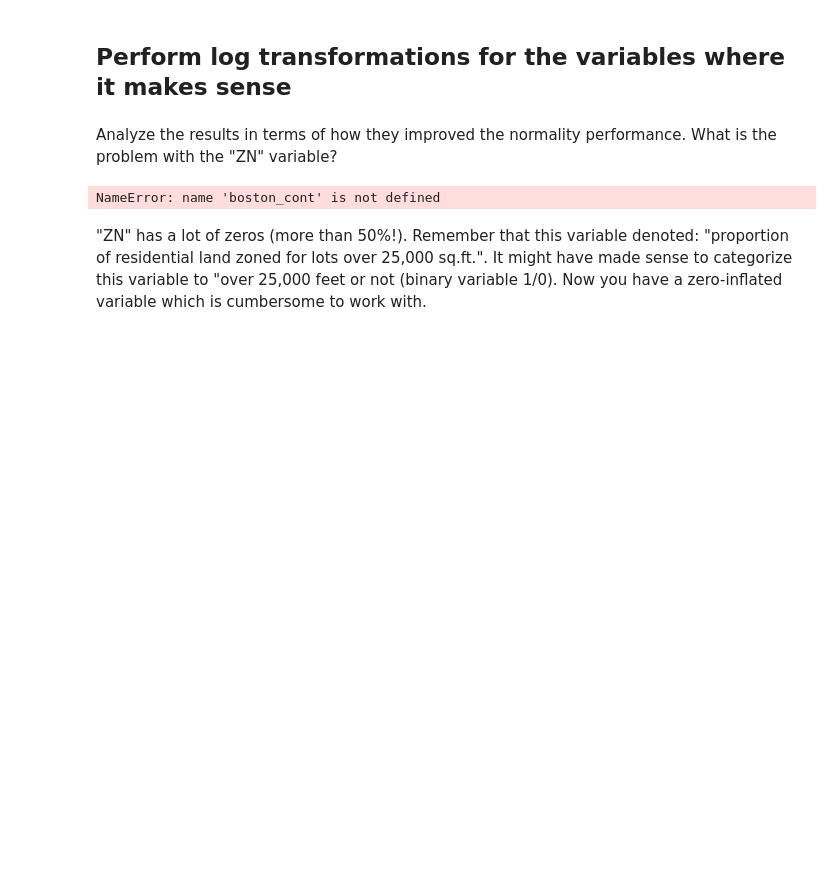
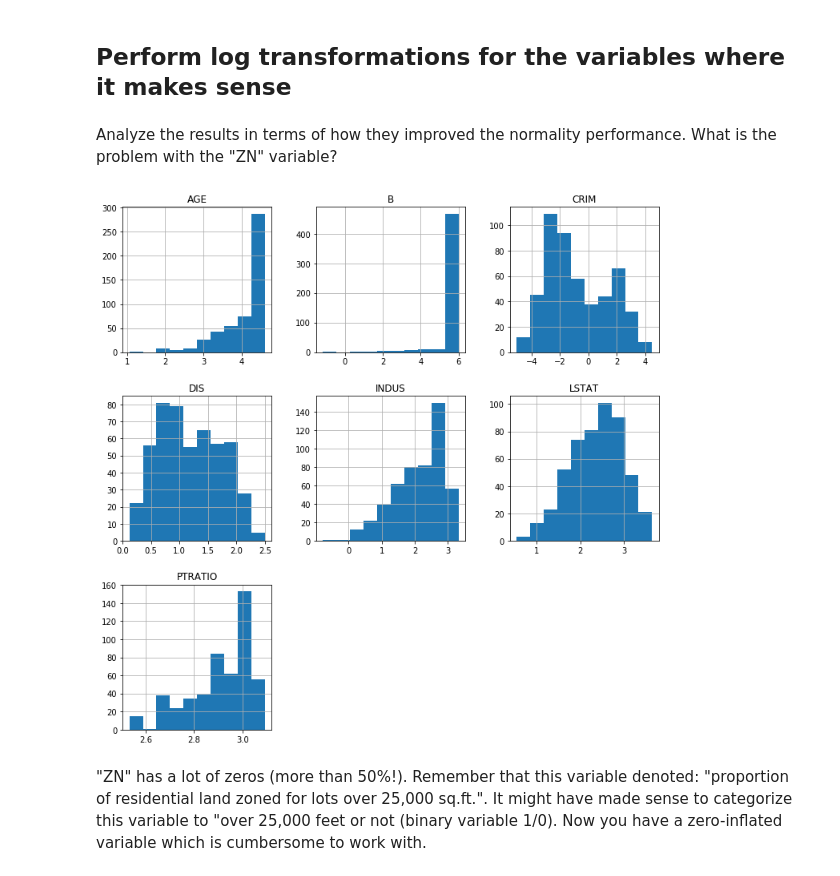
Before and after one commit to vanacorec/dsc-feature-scaling-and-normalization---lab-nyc-ds-career-012819, a Jupyter notebook: index.ipynb, the cells around one changed output. Saved outputs shown, nothing was run; the diff lists cells and outputs as text; code cells hidden in the pictures; blank space fills up the shorter version.

```diff
--- a/index.ipynb
+++ b/index.ipynb
@@ -89,16 +89,16 @@ Analyze the results in terms of how they improved the normality performance. Wha
 # %%
 import numpy as np
 data_log= pd.DataFrame([])
 data_log["AGE"] = np.log(boston_continuous_features["AGE"])
 data_log["B"] = np.log(boston_continuous_features["B"])
 data_log["CRIM"] = np.log(boston_continuous_features["CRIM"])
 data_log["DIS"] = np.log(boston_continuous_features["DIS"])
 data_log["INDUS"] = np.log(boston_continuous_features["INDUS"])
-data_log["LSTAT"] = np.log(boston_cont["LSTAT"])
-data_log["PTRATIO"] = np.log(boston_cont["PTRATIO"])
+data_log["LSTAT"] = np.log(boston_continuous_features["LSTAT"])
+data_log["PTRATIO"] = np.log(boston_continuous_features["PTRATIO"])
 data_log.hist(figsize  = [12, 12]);
 # %% [output]
-NameError: name 'boston_cont' is not defined
+[figure, added]
 # %% [markdown]
 "ZN" has a lot of zeros (more than 50%!). Remember that this variable denoted: "proportion of residential land zoned for lots over 25,000 sq.ft.". It might have made sense to categorize this variable to "over 25,000 feet or not (binary variable 1/0). Now you have a zero-inflated variable which is cumbersome to work with.
 # %% [markdown]
```
